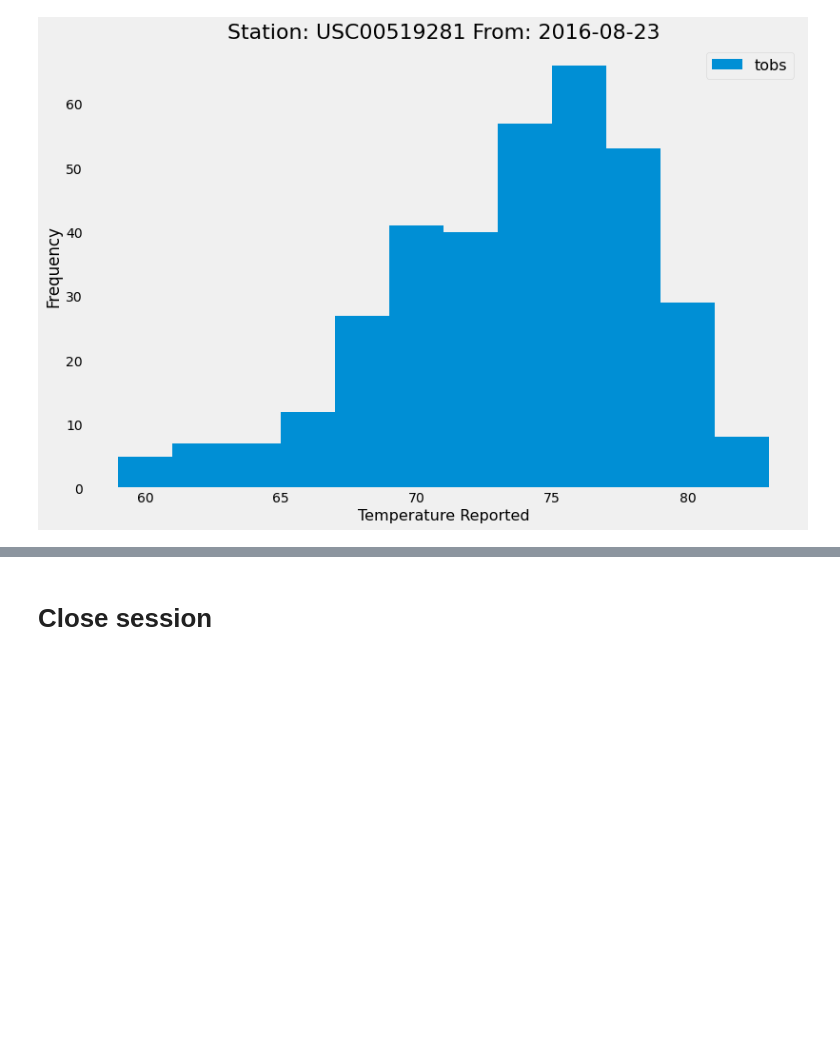
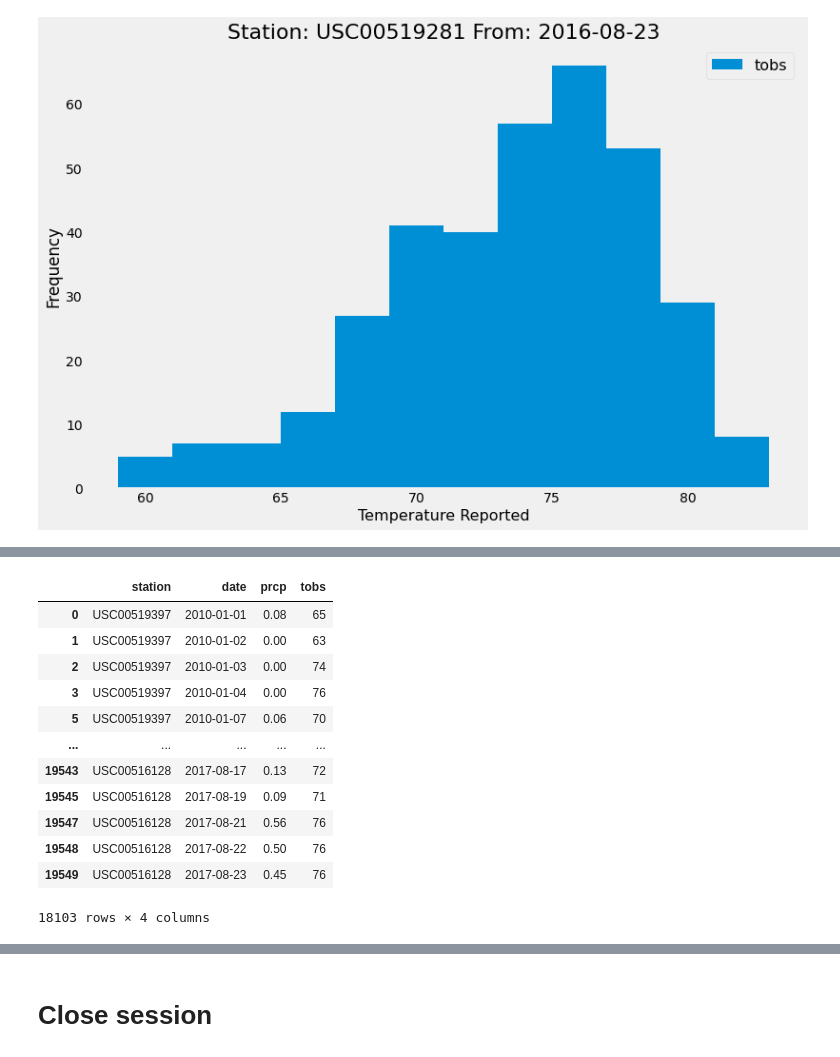
Before and after one commit to samuelroiz/Hawaii_Honu_Trip_Analysis, a Jupyter notebook: data/IPYNB/climate_starter.ipynb, the cells around one changed output, grey strips where cells are left out. Cells and saved outputs as stored; diff of their text form; code cells hidden in the pictures; blank space fills up the shorter version.

Commit message:
Updated code. Added temp analysis table.

```diff
--- a/data/IPYNB/climate_starter.ipynb
+++ b/data/IPYNB/climate_starter.ipynb
@@ -492,0 +499,4 @@ plt.show
+# %%
+# "tobs" is "temperature observations"
+hawaii_measurements = pd.read_csv('../Resources/hawaii_measurements.csv')
+hawaii_measurements.head()
@@ -492,0 +526,3 @@ plt.show
+# %%
+# Convert the date column format from string to datetime
+hawaii_measurements['date'] = hawaii_measurements['date'].astype('datetime64[ns]')
@@ -492,0 +545,3 @@ plt.show
+# %%
+# Set the date column as the DataFrame index
+hawaii_measurements.set_index('date')
@@ -492,0 +563,18 @@ plt.show
+# %%
+# Drop the date column
+hawaii_measurements = hawaii_measurements.dropna(axis=0, how='any', thresh=None, subset=None, inplace=False)
+hawaii_measurements
+# %% [output]
+|  | station | date | prcp | tobs |
+| 0 | USC00519397 | 2010-01-01 | 0.08 | 65 |
+| 1 | USC00519397 | 2010-01-02 | 0.00 | 63 |
+| 2 | USC00519397 | 2010-01-03 | 0.00 | 74 |
+| 3 | USC00519397 | 2010-01-04 | 0.00 | 76 |
+| 5 | USC00519397 | 2010-01-07 | 0.06 | 70 |
+| ... | ... | ... | ... | ... |
+| 19543 | USC00516128 | 2017-08-17 | 0.13 | 72 |
+| 19545 | USC00516128 | 2017-08-19 | 0.09 | 71 |
+| 19547 | USC00516128 | 2017-08-21 | 0.56 | 76 |
+| 19548 | USC00516128 | 2017-08-22 | 0.50 | 76 |
+| 19549 | USC00516128 | 2017-08-23 | 0.45 | 76 |
+18103 rows × 4 columns
```
Also changed, not shown: parts of 20 cells of this notebook.
